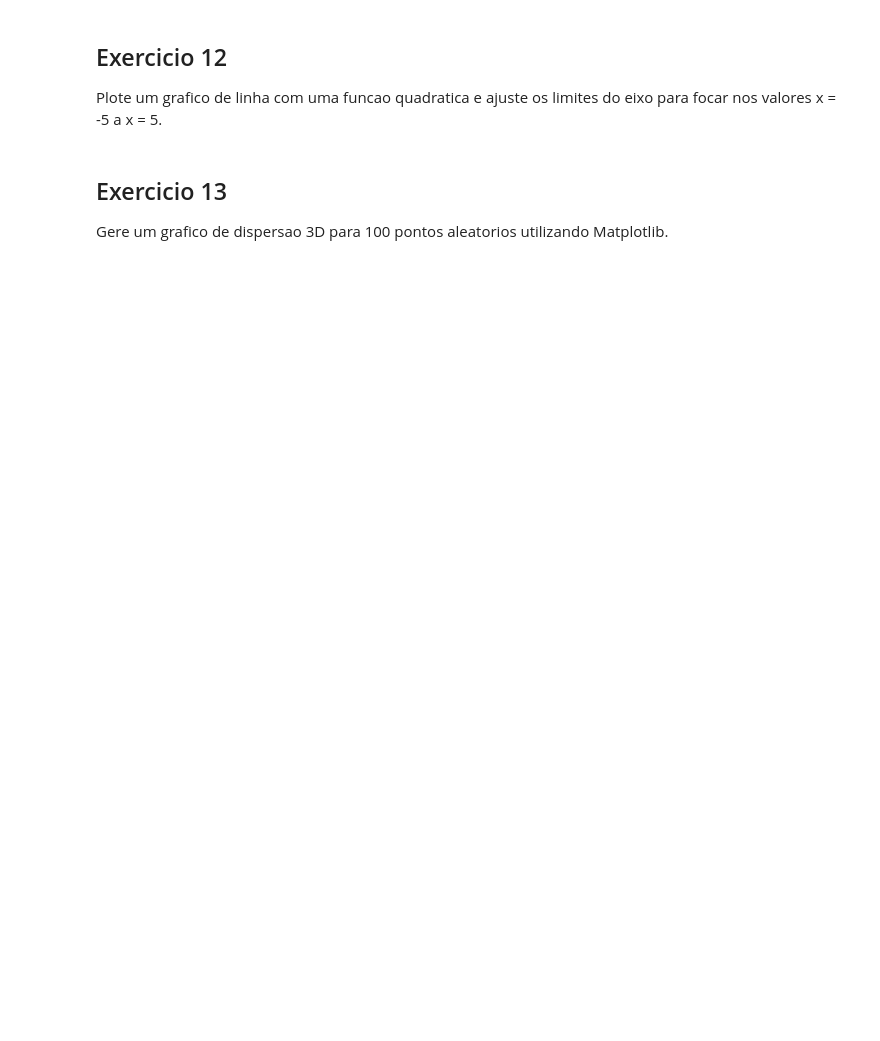
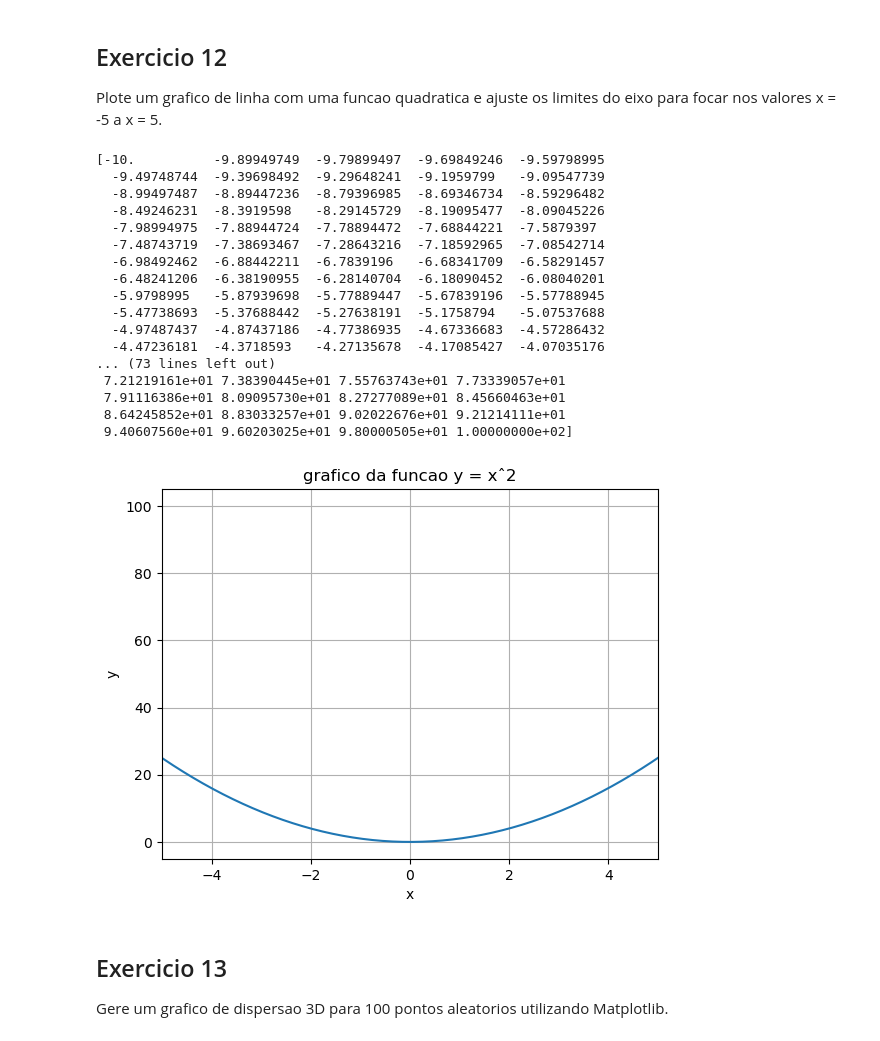
Before and after one commit to pecosta23/IaUmcFabiano, a Jupyter notebook: Exercicios_LibsPython_PedroCosta_06C.ipynb, the cells around one changed output. Cells and saved outputs as stored; diff of their text form; code cells hidden in the pictures; blank space fills up the shorter version.

```diff
--- a/Exercicios_LibsPython_PedroCosta_06C.ipynb
+++ b/Exercicios_LibsPython_PedroCosta_06C.ipynb
@@ -1314,6 +1366,40 @@ Crie um grafico de barras empilhadas para tres categorias com tres grupos de val
 ## Exercicio 12
 
 Plote um grafico de linha com uma funcao quadratica e ajuste os limites do eixo para focar nos valores x = -5 a x = 5.
+# %%
+x = np.linspace(-10, 10, 200)
+y = x**2
+print(x, y)
+
+plt.plot(x, y)
+
+plt.xlim(-5, 5)
+
+plt.title("grafico da funcao y = xˆ2")
+plt.xlabel("x")
+plt.ylabel("y")
+plt.grid(True)
+
+plt.show()
+# %% [output]
+[-10.          -9.89949749  -9.79899497  -9.69849246  -9.59798995
+  -9.49748744  -9.39698492  -9.29648241  -9.1959799   -9.09547739
+  -8.99497487  -8.89447236  -8.79396985  -8.69346734  -8.59296482
+  -8.49246231  -8.3919598   -8.29145729  -8.19095477  -8.09045226
+  -7.98994975  -7.88944724  -7.78894472  -7.68844221  -7.5879397
+  -7.48743719  -7.38693467  -7.28643216  -7.18592965  -7.08542714
+  -6.98492462  -6.88442211  -6.7839196   -6.68341709  -6.58291457
+  -6.48241206  -6.38190955  -6.28140704  -6.18090452  -6.08040201
+  -5.9798995   -5.87939698  -5.77889447  -5.67839196  -5.57788945
+  -5.47738693  -5.37688442  -5.27638191  -5.1758794   -5.07537688
+  -4.97487437  -4.87437186  -4.77386935  -4.67336683  -4.57286432
+  -4.47236181  -4.3718593   -4.27135678  -4.17085427  -4.07035176
+... (73 lines left out)
+ 7.21219161e+01 7.38390445e+01 7.55763743e+01 7.73339057e+01
+ 7.91116386e+01 8.09095730e+01 8.27277089e+01 8.45660463e+01
+ 8.64245852e+01 8.83033257e+01 9.02022676e+01 9.21214111e+01
+ 9.40607560e+01 9.60203025e+01 9.80000505e+01 1.00000000e+02]
+[figure, added]
 # %% [markdown]
 ## Exercicio 13
 
```
Also changed, not shown: parts of 8 cells of this notebook, 3 other files.
